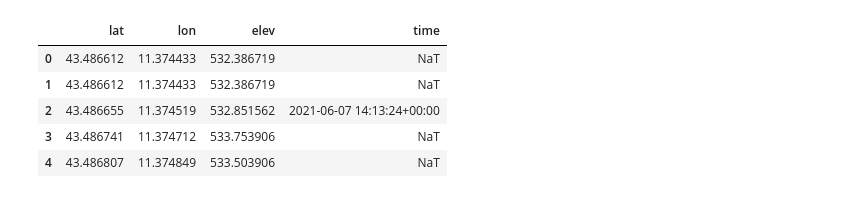
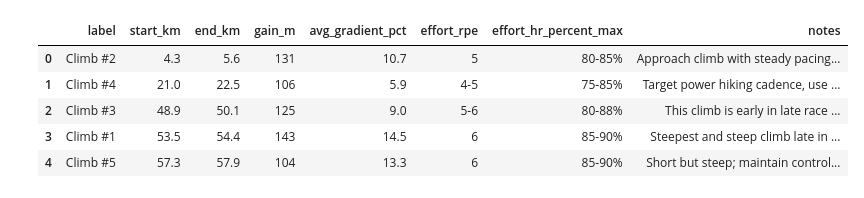
Before and after one commit to niklasgoebel/01.Race_Strategy_Generator, a Jupyter notebook: notebooks/01_gpx_parsing.ipynb, the cells around one changed output. Cells and saved outputs as stored; diff of their text form; code cells hidden in the pictures.

```diff
--- a/notebooks/01_gpx_parsing.ipynb
+++ b/notebooks/01_gpx_parsing.ipynb
@@ -18,27 +8,0 @@ from src.course_model import (
-# %%
-gpx_file_path = '../data/Chianti course.gpx'
-
-with open(gpx_file_path, 'r') as f:
-    gpx = gpxpy.parse(f)
-
-points = []
-
-for track in gpx.tracks:
-    for segment in track.segments:
-        for point in segment.points:
-            points.append({
-                'lat': point.latitude,
-                'lon': point.longitude,
-                'elev': point.elevation,
-                'time': point.time
-            })
-
-df = pd.DataFrame(points)
-df.head()
-# %% [output]
-|  | lat | lon | elev | time |
-| 0 | 43.486612 | 11.374433 | 532.386719 | NaT |
-| 1 | 43.486612 | 11.374433 | 532.386719 | NaT |
-| 2 | 43.486655 | 11.374519 | 532.851562 | 2021-06-07 14:13:24+00:00 |
-| 3 | 43.486741 | 11.374712 | 533.753906 | NaT |
-| 4 | 43.486807 | 11.374849 | 533.503906 | NaT |
@@ -86 +9,23 @@ df_res, seg, key_climbs, course_summary, segment_summaries, climb_summaries = \
+# %%
+cfg = PipelineConfig(
+    gpx_path="../data/Chianti course.gpx",
+    elevation_floor_m=200.0,
+    savgol_window_length=13,
+    savgol_polyorder=3,
+    llm_model="gpt-4.1-mini",
+    llm_max_output_tokens=3000,
+)
+
+res = run_pipeline(cfg)
+res.strategy_data.keys()
+res.strategy_tables.keys()
+res.strategy_tables["pacing_chunks"].head()
+res.strategy_tables["critical_sections"].head()
+# %% [output]
+|  | label | start_km | end_km | gain_m | avg_gradient_pct | effort_rpe | effort_hr_percent_max | notes |
+| 0 | Climb #2 | 4.3 | 5.6 | 131 | 10.7 | 5 | 80-85% | Approach climb with steady pacing... |
+| 1 | Climb #4 | 21.0 | 22.5 | 106 | 5.9 | 4-5 | 75-85% | Target power hiking cadence, use ... |
+| 2 | Climb #3 | 48.9 | 50.1 | 125 | 9.0 | 5-6 | 80-88% | This climb is early in late race ... |
+| 3 | Climb #1 | 53.5 | 54.4 | 143 | 14.5 | 6 | 85-90% | Steepest and steep climb late in ... |
+| 4 | Climb #5 | 57.3 | 57.9 | 104 | 13.3 | 6 | 85-90% | Short but steep; maintain control... |
 # %%
```
Also changed, not shown: parts of 18 cells of this notebook, 9 other files.
